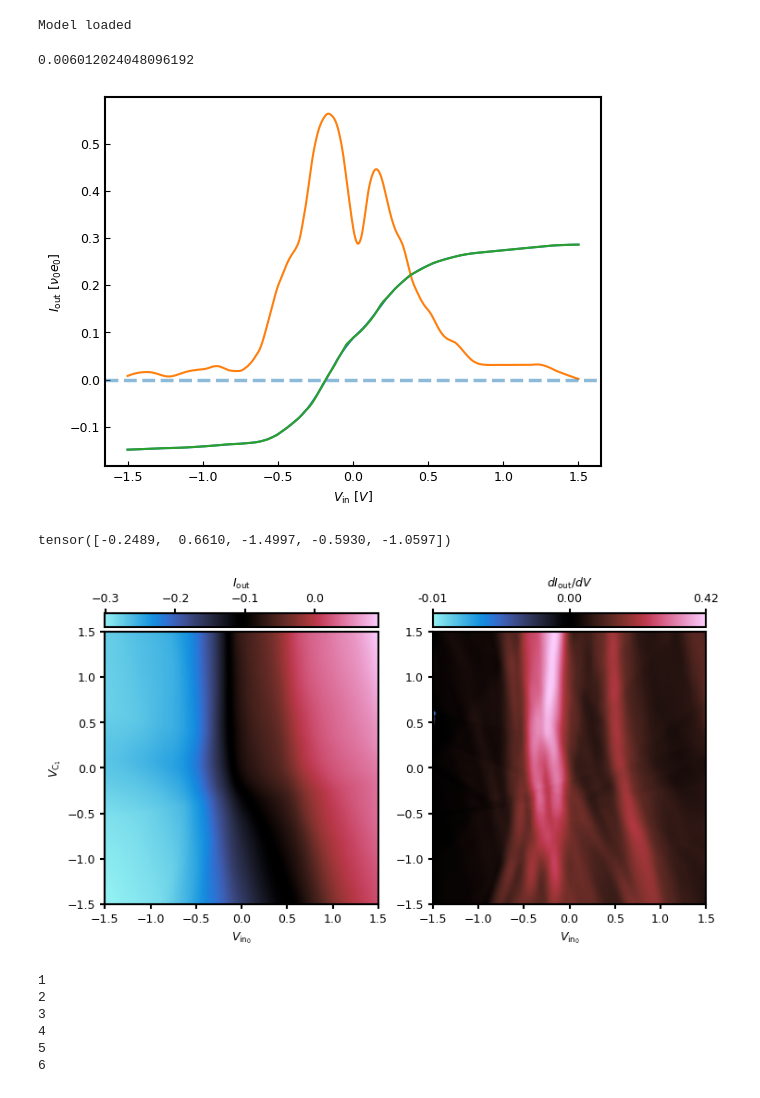
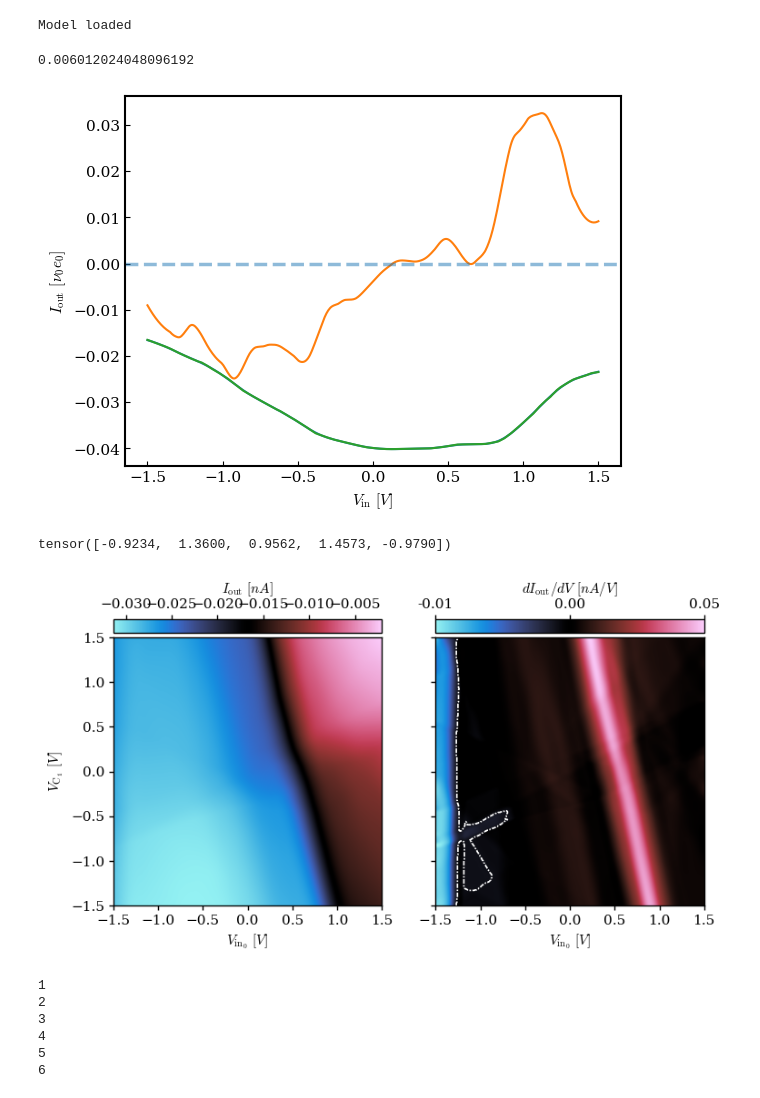
Before and after one commit to jwass1997/kmc_project, a Jupyter notebook: scripts/python_scripts/ndr_regions.ipynb, the cells around one changed output. Saved outputs shown, nothing was run; the diff lists cells and outputs as text; code cells hidden in the pictures.

```diff
--- a/scripts/python_scripts/ndr_regions.ipynb
+++ b/scripts/python_scripts/ndr_regions.ipynb
@@ -18,18 +18,21 @@ print(device)
 import matplotlib as mpl
 mpl.rcParams.update({
     "font.size": 11,          # base font (affects cbar label unless overridden)
-    "xtick.labelsize": 9,    # affects horizontal colorbar ticks
-    "ytick.labelsize": 9,    # affects vertical colorbar ticks
+    "xtick.labelsize": 11,    # affects horizontal colorbar ticks
+    "ytick.labelsize": 11,    # affects vertical colorbar ticks
     # Optional extras you may want:
-    "axes.titlesize": 9,
-    "axes.labelsize": 9,
-    "legend.fontsize": 9,
+    "axes.titlesize": 11,
+    "axes.labelsize": 11,
+    "legend.fontsize": 11,
+    "font.family": "serif",
+    "mathtext.fontset": "cm",
 })
 # %% [output]
 cuda
 # %%
-state_dict = torch.load('/gpfs/bwfor/work/ws/hd_gy283-my_data/final_datasets/uni_1e7/sm_uni_1e7_baseline_0_epochs=1000_dp=0.1_bn=True_hd=90_ls=5_noise=True.pth', weights_only=False, map_location='cpu')
+data_type = 'grad_away_1e7'
 
+state_dict = torch.load(f'/gpfs/bwfor/work/ws/hd_gy283-my_data/final_datasets/{data_type}/sm_{data_type}_baseline_0_epochs=1000_dp=0.1_bn=True_hd=90_ls=5_noise=True.pth', weights_only=False, map_location='cpu')
 
 model = CondSM(state_dict['layer_dims'], state_dict['dropout'], state_dict['batch_norm'])
 model.load_state_dict(state_dict['model_state_dict'])
@@ -77,7 +80,7 @@ ax.spines[:].set_linewidth(1.5)
 ax.tick_params(direction='in')
 # %% [output]
 0.006012024048096192
-[figure, old version]
+[figure, new version]
 # %%
 c_sweep_index = 1
 input_idx = 0
@@ -89,7 +92,7 @@ input_range = torch.linspace(min_v, max_v, N)
 c_sweep_range = torch.linspace(min_v, max_v, N)
 dx = float((max_v - min_v) / (N - 1))
 
-np.random.seed(1)
+np.random.seed()
 other_controls = torch.tensor(np.random.uniform(min_v, max_v, 5)).type(torch.float32)
 print(other_controls)
 window_length = 51
@@ -136,53 +139,54 @@ scale=1.5
 fig, ax = plt.subplots(ncols=2, figsize=(scale*in_inch, scale*in_inch))
 fig.subplots_adjust(top=0.9, bottom=0.08)
 
-ax[0].spines[:].set_linewidth(1.5)
-ax[1].spines[:].set_linewidth(1.5)
+ax[0].spines[:].set_linewidth(1.)
+ax[1].spines[:].set_linewidth(1.)
 
-ax[0].tick_params(width=1.5)
-ax[1].tick_params(width=1.5)
+ax[0].tick_params(width=1.)
+ax[1].tick_params(width=1.)
 
 extent = [input_range[0], input_range[-1], c_sweep_range[0], c_sweep_range[-1]]
 im_0 = ax[0].imshow(c_i_mat, origin='lower', extent=extent, cmap=cmap)
 im_1 = ax[1].imshow(grad, origin='lower', extent=extent, cmap=cmap, norm=norm)
 
 divider_0 = make_axes_locatable(ax[0])
 cax_0 = divider_0.append_axes('top', size='5%', pad=0.05)
 cb_0 = fig.colorbar(im_0, cax=cax_0, orientation='horizontal')
 cb_0.ax.xaxis.set_ticks_position('top')
 cb_0.ax.xaxis.set_label_position('top')
-cb_0.outline.set_linewidth(1.5)
-cb_0.ax.xaxis.set_tick_params(width=1.5)
-cb_0.set_label(label=r'$I_{\mathrm{out}}$')
+cb_0.outline.set_linewidth(1.)
+cb_0.ax.xaxis.set_tick_params(width=1.)
+cb_0.set_label(label=r'$I_{\mathrm{out}} \, \, [nA]$')
 
 divider_1 = make_axes_locatable(ax[1])
 cax_1 = divider_1.append_axes('top', size='5%', pad=0.05)
 #ticks = np.linspace(grad.min(), grad.max(), 3)
 ticks = [grad.min(), 0.0, grad.max()]
 cb_1 = fig.colorbar(im_1, cax=cax_1, orientation='horizontal')
 cb_1.ax.xaxis.set_ticks_position('top')
 cb_1.ax.xaxis.set_label_position('top')
-cb_1.outline.set_linewidth(1.5)
-cb_1.ax.xaxis.set_tick_params(width=1.5)
-cb_1.set_label(label=r'$dI_{\mathrm{out}} / dV$')
+cb_1.outline.set_linewidth(1.)
+cb_1.ax.xaxis.set_tick_params(width=1.)
+cb_1.set_label(label=r'$dI_{\mathrm{out}} / dV  \, \, [nA/V]$')
 cb_1.set_ticks(ticks)
 cb_1.ax.set_xticklabels([f'{t:.2f}' for t in ticks])
 
 eps = 1e-9
-neg_mask = grad < -1e-2
+neg_mask = grad < -1e-3
 #print(neg_mask.mean())
 cs = ax[1].contour(neg_mask.astype(float), levels=[0.5], colors='w', linewidths=1.2, linestyles=[(0, (3, 1, 1, 1))], extent=extent)
 
-ax[0].set_xlabel(fr'$V_{{\mathrm{{in_{{{input_idx}}}}}}}$')
-ax[0].set_ylabel(fr'$V_{{\mathrm{{C_{{{c_sweep_index}}}}}}}$')
+ax[0].set_xlabel(fr'$V_{{\mathrm{{in_{{{input_idx}}}}}}} \, \, [V]$')
+ax[0].set_ylabel(fr'$V_{{\mathrm{{C_{{{c_sweep_index}}}}}}} \, \, [V]$')
 
-ax[1].set_xlabel(fr'$V_{{\mathrm{{in_{{{input_idx}}}}}}}$')
+ax[1].set_xlabel(fr'$V_{{\mathrm{{in_{{{input_idx}}}}}}} \, \, [V]$')
+ax[1].tick_params(labelleft=False)
 
 #plt.savefig(f'/home/hd/hd_hd/hd_gy283/kmc_project/plots/ndr_regions_c={c_sweep_index}.pdf', bbox_inches='tight')
 plt.show()
 # %% [output]
-tensor([-0.2489,  0.6610, -1.4997, -0.5930, -1.0597])
+tensor([-0.9234,  1.3600,  0.9562,  1.4573, -0.9790])
-[figure, old version]
+[figure, new version]
 # %%
 def ndr_regions(model, c_sweep_idx, in_sweep_idx, other_controls, min_v=-1.5, max_v=1.5, resolution=500, window_length=51, poly_order=3):
 
```
Also changed, not shown: 43 other files.
